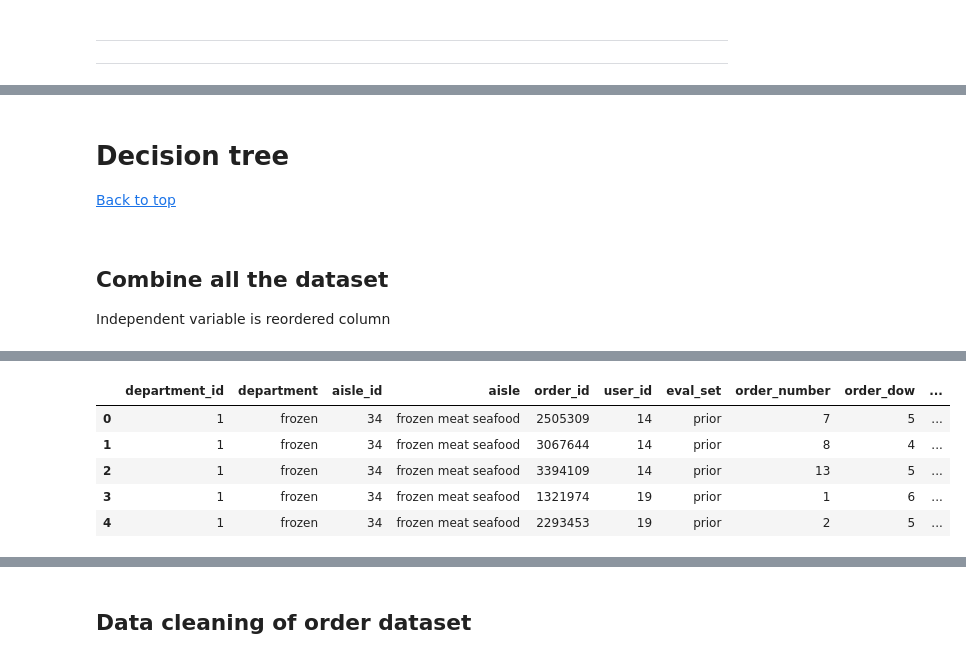
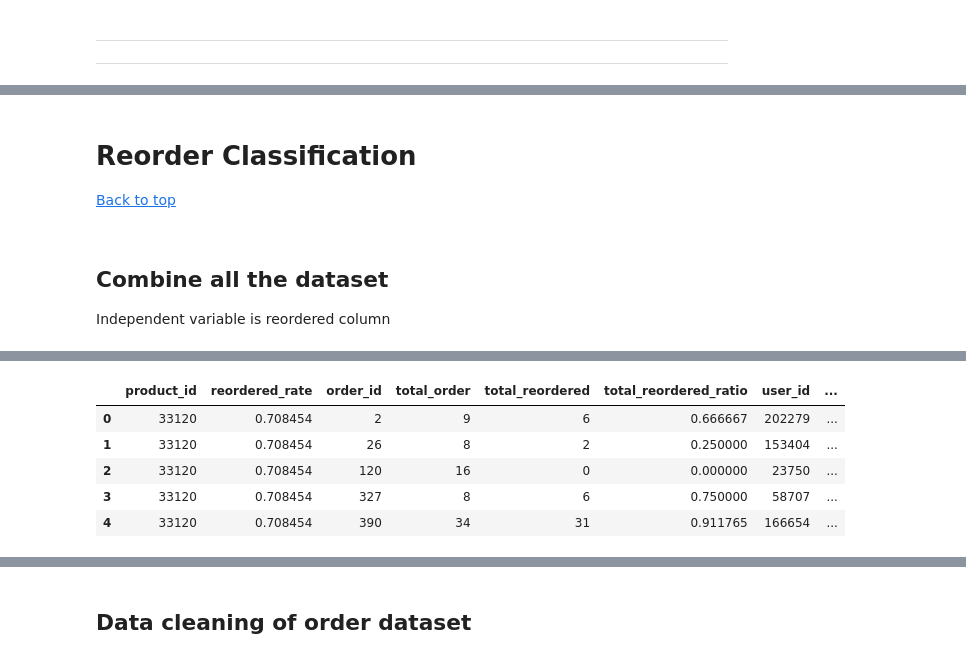
Before and after one commit to donkimc/Instacart_capstone, a Jupyter notebook: instacart_datalab.ipynb, the cells around one changed output, grey strips where cells are left out. Drawn from its saved outputs; the diff is of its cells as text; code cells hidden in the pictures.

```diff
--- a/instacart_datalab.ipynb
+++ b/instacart_datalab.ipynb
@@ -535,0 +596,13 @@ result.head()
+# %%
+
+## Reorder vs total order number
+a = order_products_prior.groupby('order_id')['add_to_cart_order'].count()
+r = order_products_prior.groupby('order_id')['reordered'].sum()
+total_order = pd.concat([a,r],axis=1)
+total_order = total_order.reset_index()
+
+total_order.columns = ['order_id','total_order','total_reordered']
+total_order.head()
+
+total_order['total_reordered_ratio']= total_order['total_reordered']/total_order['total_order']
+total_order.head()
@@ -535,0 +618,10 @@ result.head()
+# %%
+##Reorder vs Dat since prior order
+
+reordered_rate = order_products_prior.groupby('product_id', sort=False)['reordered'].mean()
+# .sort_values(ascending=False)
+
+
+reordered_rate = reordered_rate.reset_index()
+reordered_rate.columns = ['product_id','reordered_rate']
+reordered_rate.head()
@@ -536,5 +669,5 @@ result.head()
 # %% [markdown]
-# Decision tree
+# Reorder Classification
 <a href="#Instartcart-Market-Analysis">Back to top</a><ul></ul>
 # %% [markdown]
 ## Combine all the dataset
@@ -542,7 +677,10 @@ Independent variable is reordered column
 # %%
-new_order_prior=pd.merge(products,order_products_prior,  on='product_id')
-new_order_prior=pd.merge(orders,new_order_prior,  on='order_id')
-new_order_prior=pd.merge(aisles,new_order_prior,  on='aisle_id')
-new_order_prior=pd.merge(departments,new_order_prior,  on='department_id')
+%%time
+# 3 mins
+# new_order_prior=pd.merge(products,order_products_prior,  on='product_id')
+# new_order_prior=pd.merge(aisles,new_order_prior,  on='aisle_id')
+new_order_prior=pd.merge(orders,order_products_prior,  on='order_id')
+new_order_prior=pd.merge(total_order,new_order_prior,  on='order_id')
+new_order_prior=pd.merge(reordered_rate,new_order_prior,  on='product_id')
 new_order_prior.head()
 # %% [output]
@@ -549,6 +689,6 @@ new_order_prior.head()
-|  | department_id | department | aisle_id | aisle | order_id | user_id | eval_set | order_number | order_dow | ... |
-| 0 | 1 | frozen | 34 | frozen meat seafood | 2505309 | 14 | prior | 7 | 5 | ... |
-| 1 | 1 | frozen | 34 | frozen meat seafood | 3067644 | 14 | prior | 8 | 4 | ... |
-| 2 | 1 | frozen | 34 | frozen meat seafood | 3394109 | 14 | prior | 13 | 5 | ... |
-| 3 | 1 | frozen | 34 | frozen meat seafood | 1321974 | 19 | prior | 1 | 6 | ... |
-| 4 | 1 | frozen | 34 | frozen meat seafood | 2293453 | 19 | prior | 2 | 5 | ... |
+|  | product_id | reordered_rate | order_id | total_order | total_reordered | total_reordered_ratio | user_id | ... |
+| 0 | 33120 | 0.708454 | 2 | 9 | 6 | 0.666667 | 202279 | ... |
+| 1 | 33120 | 0.708454 | 26 | 8 | 2 | 0.250000 | 153404 | ... |
+| 2 | 33120 | 0.708454 | 120 | 16 | 0 | 0.000000 | 23750 | ... |
+| 3 | 33120 | 0.708454 | 327 | 8 | 6 | 0.750000 | 58707 | ... |
+| 4 | 33120 | 0.708454 | 390 | 34 | 31 | 0.911765 | 166654 | ... |
```
Also changed, not shown: parts of 48 cells of this notebook.
